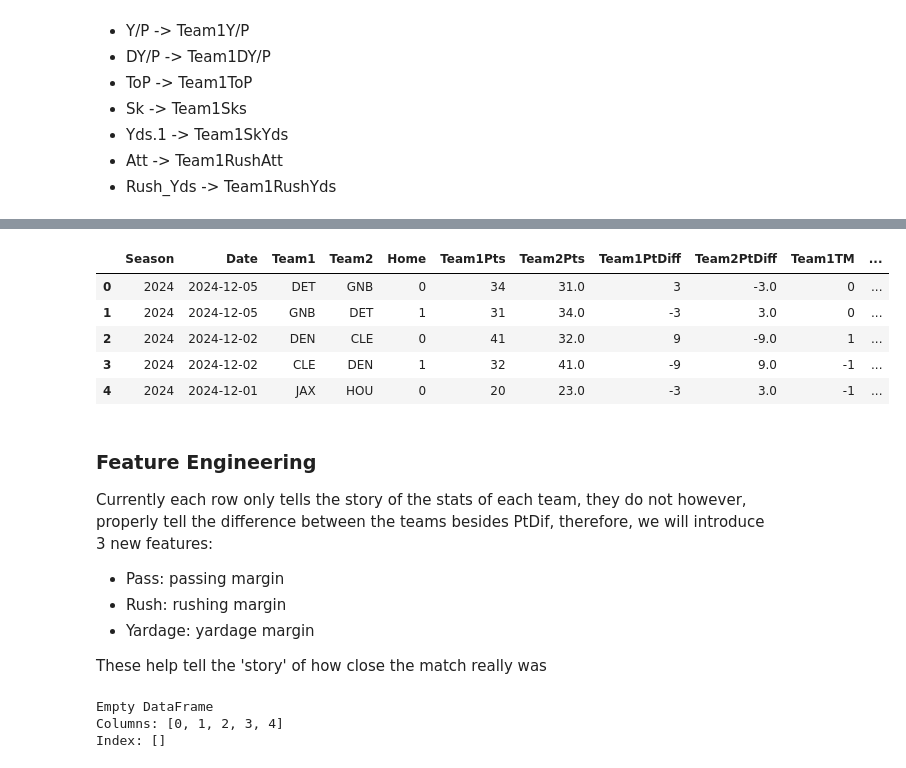
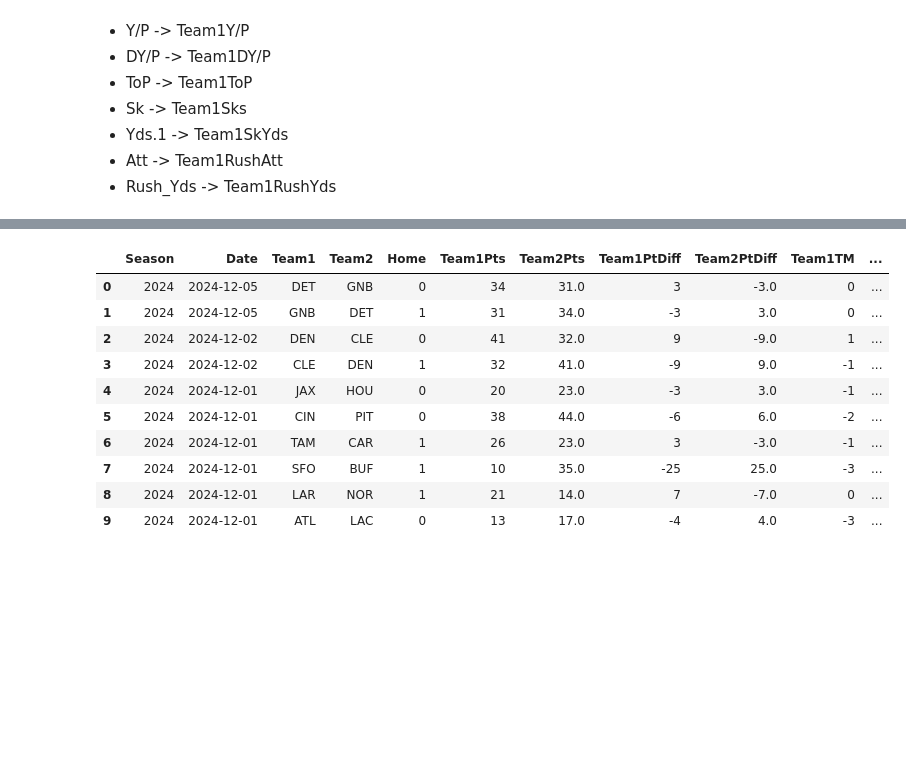
Before and after one commit to pi2chen/nfl-predictions, a Jupyter notebook: nfl_data_preprocessing.ipynb, the cells around one changed output, grey strips where cells are left out. Cells and saved outputs as stored; diff of their text form; code cells hidden in the pictures; blank space fills up the shorter version.

```diff
--- a/nfl_data_preprocessing.ipynb
+++ b/nfl_data_preprocessing.ipynb
@@ -684,12 +450,12 @@ Team 1 Stats Included:
 # %%
 import pandas as pd
 
-# Assuming you have your original DataFrame 'df'
+# Assuming 'df' is your original DataFrame
 
-# Create a new DataFrame with only the columns you want and rename them
+# Step 1: Create a new DataFrame with only the columns you want and rename them
 new_df = df[['Season', 'Date', 'Team', 'Opp', 'Away', 'Pts', 'PtDif', 'TO', 'Rate', 'Y/P', 'DY/P', 'ToP', 'Sk', 'Yds.1', 'Att', 'Rush_Yds', 'Result']].copy()
 
-# Rename columns
+# Step 2: Rename columns
 new_df.rename(columns={
     'Season': 'Season',
     'Date': 'Date',
@@ -707,13 +473,18 @@ new_df.rename(columns={
     'Yds.1': 'Team1SkYds',
     'Att': 'Team1RushAtt',
     'Rush_Yds': 'Team1RushYds',
-    'Result': 'Result'
+    'Result': 'Team1Won'
 }, inplace=True)
 
+# Step 3: Modify the Home column (reverse 0 and 1 values)
 new_df['Home'] = new_df['Home'].apply(lambda x: 1 if x == 0 else 0)
 
-# Now, 'new_df' will have the renamed columns as requested
+# Step 4: Add new columns for the margins
+# Assuming 'Yds.2' is Team2's total passing yards (you should adjust according to your actual column names)
+# Assuming 'Yds.3' is Team2's total sack yards (you should adjust according to your actual column names)
+# Assuming 'Opp_Rush_Yds' is Team2's rushing yards (you should adjust according to your actual column names)
 
+# Step 5: Preview the DataFrame
 new_df.head(5)
 # %% [output]
 |  | Season | Date | Team1 | Team2 | Home | Team1Pts | Team1PtDiff | Team1TM | Team1Rating | Team1Y/P | ... |
@@ -724,0 +508,6 @@ new_df.head(5)
+# %%
+new_df['Team1PYM'] = df['Yds'] - df['Yds.2']
+new_df['Team1RYM'] = df['Rush_Yds'] - df['Opp_Rush_Yds']
+new_df['Team1YM'] = df['Yds.1'] - df['Yds.3']
+
+new_df.head(5)
@@ -734,67 +530,48 @@ df_shifted = new_df.copy()
 df_shifted.rename(columns={
     'Team1': 'Team2',
     'Team2': 'Team1',
     'Team1Pts': 'Team2Pts',
     'Team1PtDiff': 'Team2PtDiff',
     'Team1TM': 'Team2TM',
     'Team1Rating': 'Team2Rating',
     'Team1Y/P': 'Team2Y/P',
     'Team1DY/P': 'Team2DY/P',
     'Team1ToP': 'Team2ToP',
     'Team1Sks': 'Team2Sks',
     'Team1SkYds': 'Team2SkYds',
     'Team1RushAtt': 'Team2RushAtt',
     'Team1RushYds': 'Team2RushYds',
+    'Team1PYM': 'Team2PYM',
+    'Team1RYM': 'Team2RYM',
+    'Team1YM': 'Team2YM',
 }, inplace=True)
 
 # Step 2: Merge the original DataFrame with the shifted DataFrame based on Date, Team1, and Team2
 merged_df = pd.merge(new_df, df_shifted, on=['Date', 'Team1', 'Team2'], how='left', suffixes=('', '_Team2'))
 
 # Step 3: Clean up the DataFrame by selecting the relevant columns (no duplicate columns)
-merged_df = merged_df[['Season', 'Date', 'Team1', 'Team2', 'Home', 'Team1Pts', 'Team2Pts', 'Team1PtDiff', 'Team2PtDiff',
-                       'Team1TM', 'Team2TM', 'Team1Rating', 'Team2Rating', 'Team1Y/P', 'Team2Y/P', 'Team1DY/P', 'Team2DY/P',
-                       'Team1ToP', 'Team2ToP', 'Team1Sks', 'Team2Sks', 'Team1SkYds', 'Team2SkYds', 'Team1RushAtt',
-                       'Team2RushAtt', 'Team1RushYds', 'Team2RushYds', 'Result']]
+merged_df = merged_df[['Season', 'Date', 'Team1', 'Team2', 'Home',
+                       'Team1Pts', 'Team2Pts', 'Team1PtDiff', 'Team2PtDiff',
+                       'Team1TM', 'Team2TM', 'Team1Rating', 'Team2Rating',
+                       'Team1Y/P', 'Team2Y/P', 'Team1DY/P', 'Team2DY/P',
+                       'Team1ToP', 'Team2ToP', 'Team1Sks', 'Team2Sks',
+                       'Team1SkYds', 'Team2SkYds', 'Team1RushAtt',
+                       'Team2RushAtt', 'Team1RushYds', 'Team2RushYds',
+                       'Team1PYM', 'Team2PYM', 'Team1RYM', 'Team2RYM',
+                       'Team1YM', 'Team2YM', 'Team1Won']]
 
 # Now 'merged_df' will have the data for both teams in the same row, with the stats ported over correctly.
 
-merged_df.head(5)
+merged_df.head(10)
 # %% [output]
 |  | Season | Date | Team1 | Team2 | Home | Team1Pts | Team2Pts | Team1PtDiff | Team2PtDiff | Team1TM | ... |
 | 0 | 2024 | 2024-12-05 | DET | GNB | 0 | 34 | 31.0 | 3 | -3.0 | 0 | ... |
 | 1 | 2024 | 2024-12-05 | GNB | DET | 1 | 31 | 34.0 | -3 | 3.0 | 0 | ... |
 | 2 | 2024 | 2024-12-02 | DEN | CLE | 0 | 41 | 32.0 | 9 | -9.0 | 1 | ... |
 | 3 | 2024 | 2024-12-02 | CLE | DEN | 1 | 32 | 41.0 | -9 | 9.0 | -1 | ... |
 | 4 | 2024 | 2024-12-01 | JAX | HOU | 0 | 20 | 23.0 | -3 | 3.0 | -1 | ... |
+| 5 | 2024 | 2024-12-01 | CIN | PIT | 0 | 38 | 44.0 | -6 | 6.0 | -2 | ... |
+| 6 | 2024 | 2024-12-01 | TAM | CAR | 1 | 26 | 23.0 | 3 | -3.0 | -1 | ... |
+| 7 | 2024 | 2024-12-01 | SFO | BUF | 1 | 10 | 35.0 | -25 | 25.0 | -3 | ... |
+| 8 | 2024 | 2024-12-01 | LAR | NOR | 1 | 21 | 14.0 | 7 | -7.0 | 0 | ... |
+| 9 | 2024 | 2024-12-01 | ATL | LAC | 0 | 13 | 17.0 | -4 | 4.0 | -3 | ... |
-# %% [markdown]
-### **Feature Engineering**
-
-Currently each row only tells the story of the stats of each team, they do not however, properly tell the difference between the teams besides PtDif, therefore, we will introduce 3 new features:
-- Pass: passing margin
-- Rush: rushing margin
-- Yardage: yardage margin
-
-These help tell the 'story' of how close the match really was
-# %%
-# Columns with identical data
-duplicate_columns = {}
-seen_pairs = set()
-
-for col1 in df.columns:
-  for col2 in df.columns:
-    if col1 != col2 and df[col1].equals(df[col2]):
-      if (col1, col2) not in seen_pairs and (col2, col1) not in seen_pairs:
-        duplicate_columns[col1] = col2
-        seen_pairs.add((col1, col2))
-
-sorted_duplicate_columns = sorted(duplicate_columns.items())
-
-for col, duplicate in sorted_duplicate_columns:
-  print(f"Column '{col}' is a duplicate of column '{duplicate}'")
-
-duplicated_columns_list = list(set(duplicate_columns.keys()).union(duplicate_columns.values()))
-print(df[duplicated_columns_list].head(5).T.sort_index(axis=0))
-# %% [output]
-Empty DataFrame
-Columns: [0, 1, 2, 3, 4]
-Index: []
```
Also changed, not shown: parts of 25 cells of this notebook, 2 other files.
